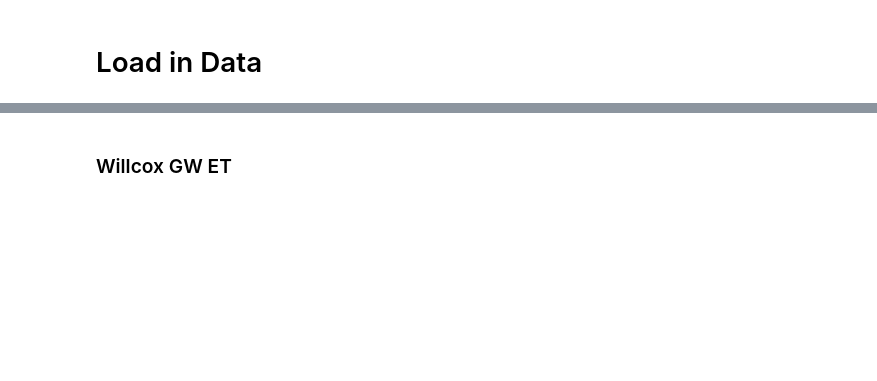
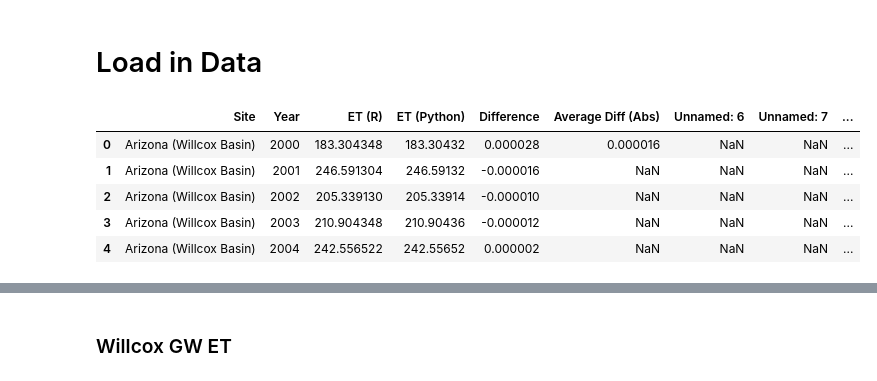
Before and after one commit to meds-AridGW/GW-depth-data-exploration, a Jupyter notebook: spearman_stats.ipynb, the cells around one changed output, grey strips where cells are left out. Saved outputs shown, nothing was run; the diff lists cells and outputs as text; code cells hidden in the pictures; blank space fills up the shorter version.

```diff
--- a/spearman_stats.ipynb
+++ b/spearman_stats.ipynb
@@ -7,6 +7,16 @@ from scipy import stats #spearman rank correlation
 import earthaccess
 # %% [markdown]
 # Load in Data
+# %%
+comparison = pd.read_csv('data/et_R_python_comparison_v2.xlsx - US Sites.csv')
+comparison.head()
+# %% [output]
+|  | Site | Year | ET (R) | ET (Python) | Difference | Average Diff (Abs) | Unnamed: 6 | Unnamed: 7 | ... |
+| 0 | Arizona (Willcox Basin) | 2000 | 183.304348 | 183.30432 | 0.000028 | 0.000016 | NaN | NaN | ... |
+| 1 | Arizona (Willcox Basin) | 2001 | 246.591304 | 246.59132 | -0.000016 | NaN | NaN | NaN | ... |
+| 2 | Arizona (Willcox Basin) | 2002 | 205.339130 | 205.33914 | -0.000010 | NaN | NaN | NaN | ... |
+| 3 | Arizona (Willcox Basin) | 2003 | 210.904348 | 210.90436 | -0.000012 | NaN | NaN | NaN | ... |
+| 4 | Arizona (Willcox Basin) | 2004 | 242.556522 | 242.55652 | 0.000002 | NaN | NaN | NaN | ... |
 # %%
 # Load the ET R and Python Comparison CSV
 df = pd.read_csv('data/et_R_python_comparison.csv')
```
Also changed, not shown: parts of 8 cells of this notebook.
